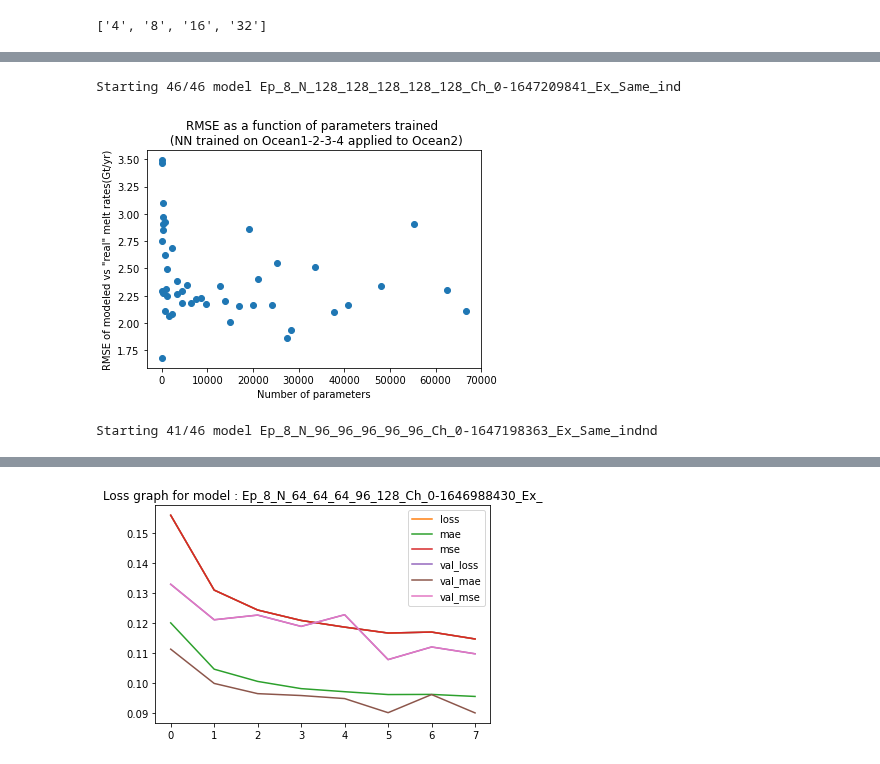
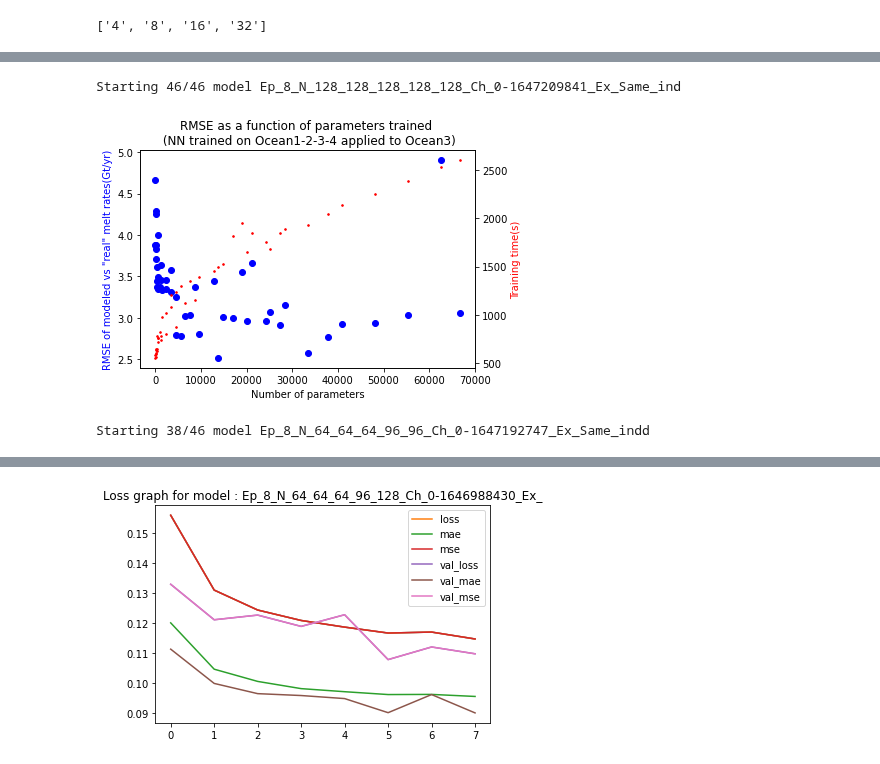
Before and after one commit to BenBouiss/NN_intern_2022, a Jupyter notebook: Testing.ipynb, the cells around one changed output, grey strips where cells are left out. Saved outputs shown, nothing was run; the diff lists cells and outputs as text; code cells hidden in the pictures.

```diff
--- a/Testing.ipynb
+++ b/Testing.ipynb
@@ -107,12 +89,15 @@ Starting 46/46 model Ep_8_N_128_128_128_128_128_Ch_0-1647209841_Ex_Same_ind
 # %%
-Rm, Param, Neur = NN.Plot_RMSE_to_param(Epoch = 8, Ocean_trained = OcT, message = 0, Ocean_target = 'Ocean2'
+Rm, Param, Neur, t = NN.Plot_RMSE_to_param(save = True, Epoch = 8, Ocean_trained = OcT, message = 0, Ocean_target = 'Ocean2', Time = True
                 , NN_attributes = {'Var' : Var_X_non_position, 'Exact':1, 'Extra_n' : 'Same_ind'})
-# %% [output]
-Starting 46/46 model Ep_8_N_128_128_128_128_128_Ch_0-1647209841_Ex_Same_ind
-[figure, removed]
 # %%
-Rm3, Param3, Neur3, t3 = NN.Plot_RMSE_to_param(Epoch = 8, Ocean_trained = OcT, message = 0, Ocean_target = 'Ocean3'
+Rm3, Param3, Neur3, t3 = NN.Plot_RMSE_to_param(save = True, Epoch = 8, Ocean_trained = OcT, message = 0, Ocean_target = 'Ocean3', Time = True
                 , NN_attributes = {'Var' : Var_X_non_position, 'Exact':1, 'Extra_n' : 'Same_ind'})
 # %% [output]
-Starting 41/46 model Ep_8_N_96_96_96_96_96_Ch_0-1647198363_Ex_Same_indnd
+Starting 46/46 model Ep_8_N_128_128_128_128_128_Ch_0-1647209841_Ex_Same_ind
+[figure, added]
+# %%
+Rm4, Param4, Neur4, t4 = NN.Plot_RMSE_to_param(save = True, Epoch = 8, Ocean_trained = OcT, message = 0, Ocean_target = 'Ocean4', Time = True
+                , NN_attributes = {'Var' : Var_X_non_position, 'Exact':1, 'Extra_n' : 'Same_ind'})
+# %% [output]
+Starting 38/46 model Ep_8_N_64_64_64_96_96_Ch_0-1647192747_Ex_Same_indd
 # %%
```
Also changed, not shown: parts of 17 cells of this notebook, 7 other files.
